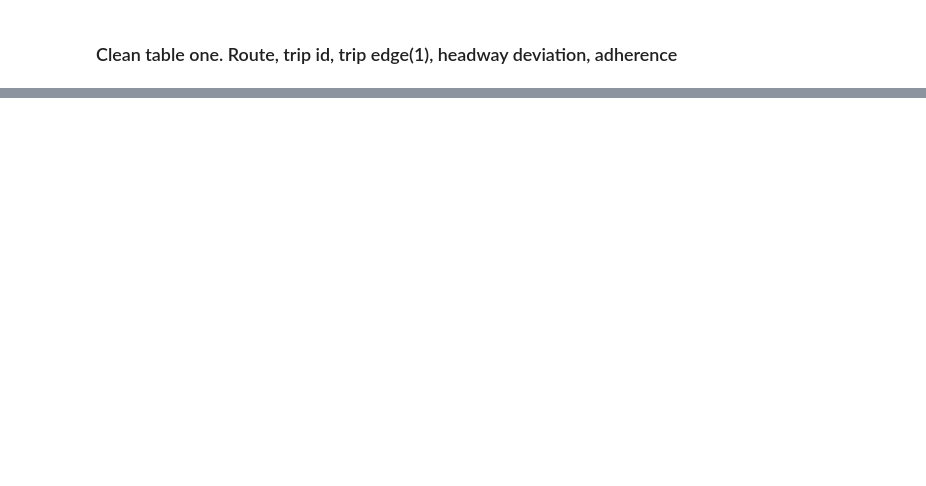
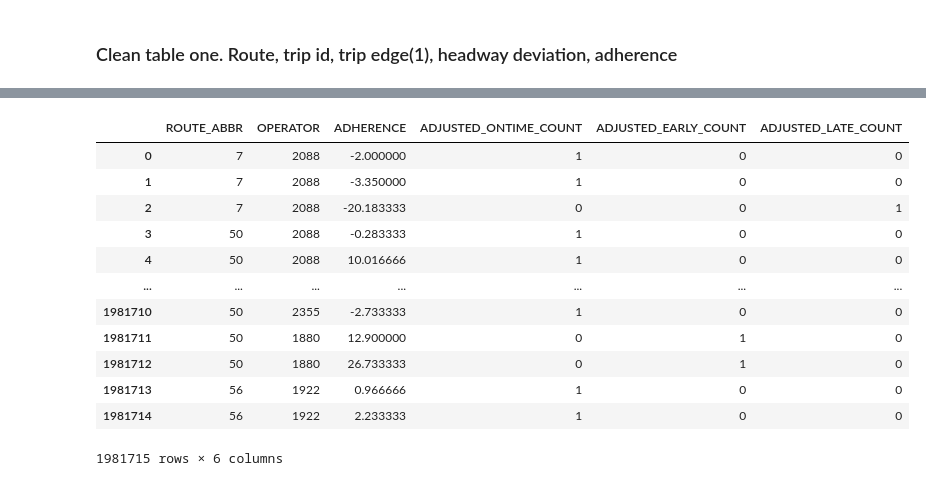
Before and after one commit to NSS-Data-Analytics-Cohort-7/wego-shut_up_and_take_my_query, a Jupyter notebook: notebooks/wego_eda.ipynb, the cells around one changed output, grey strips where cells are left out. Cells and saved outputs as stored; diff of their text form; code cells hidden in the pictures; blank space fills up the shorter version.

```diff
--- a/notebooks/wego_eda.ipynb
+++ b/notebooks/wego_eda.ipynb
@@ -45,0 +219,18 @@ plt.show()
+# %%
+driver = df[['ROUTE_ABBR','OPERATOR','ADHERENCE','ADJUSTED_ONTIME_COUNT','ADJUSTED_EARLY_COUNT','ADJUSTED_LATE_COUNT']]
+# %%
+driver
+# %% [output]
+|  | ROUTE_ABBR | OPERATOR | ADHERENCE | ADJUSTED_ONTIME_COUNT | ADJUSTED_EARLY_COUNT | ADJUSTED_LATE_COUNT |
+| 0 | 7 | 2088 | -2.000000 | 1 | 0 | 0 |
+| 1 | 7 | 2088 | -3.350000 | 1 | 0 | 0 |
+| 2 | 7 | 2088 | -20.183333 | 0 | 0 | 1 |
+| 3 | 50 | 2088 | -0.283333 | 1 | 0 | 0 |
+| 4 | 50 | 2088 | 10.016666 | 1 | 0 | 0 |
+| ... | ... | ... | ... | ... | ... | ... |
+| 1981710 | 50 | 2355 | -2.733333 | 1 | 0 | 0 |
+| 1981711 | 50 | 1880 | 12.900000 | 0 | 1 | 0 |
+| 1981712 | 50 | 1880 | 26.733333 | 0 | 1 | 0 |
+| 1981713 | 56 | 1922 | 0.966666 | 1 | 0 | 0 |
+| 1981714 | 56 | 1922 | 2.233333 | 1 | 0 | 0 |
+1981715 rows × 6 columns
```
Also changed, not shown: parts of 17 cells of this notebook.
